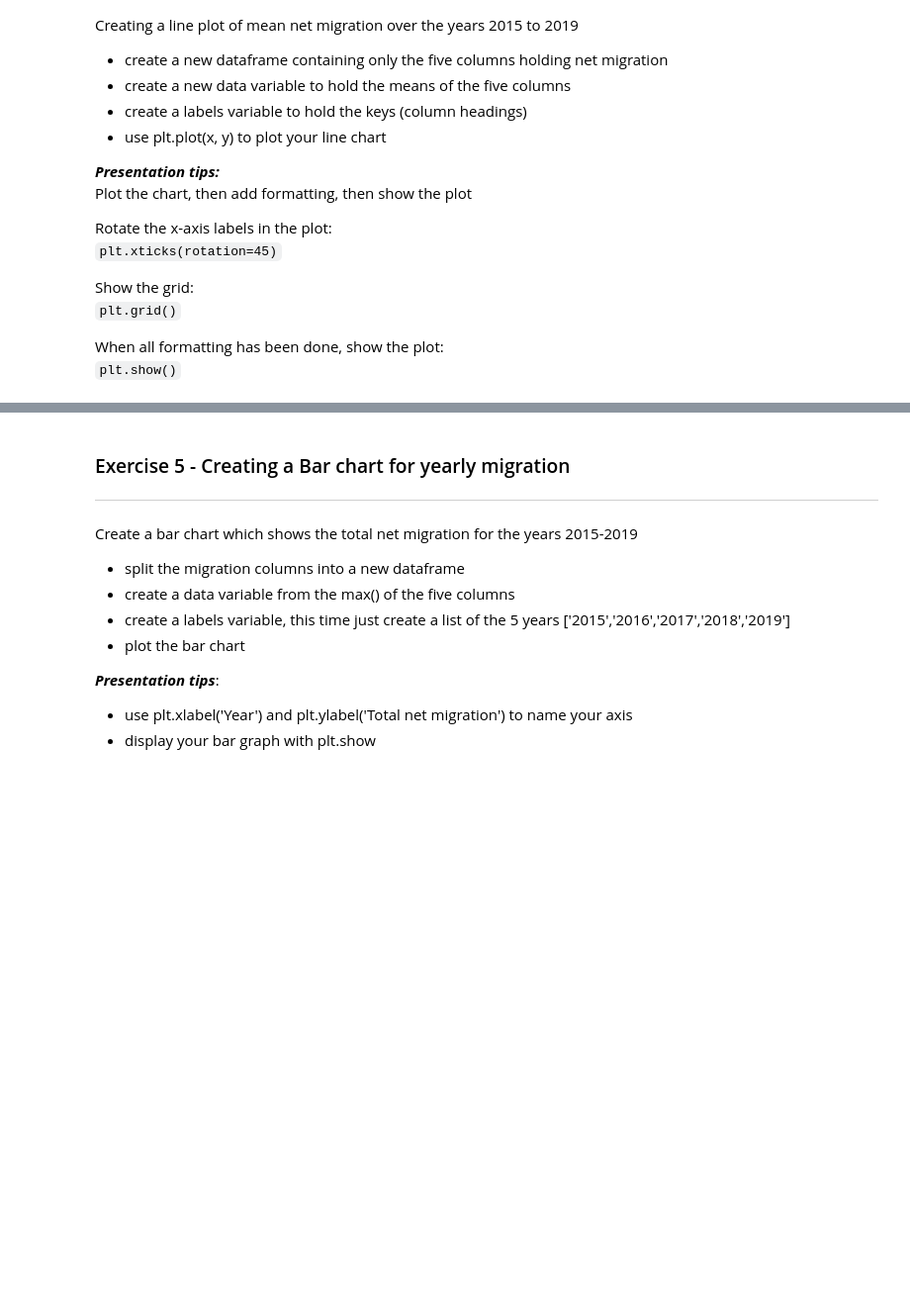
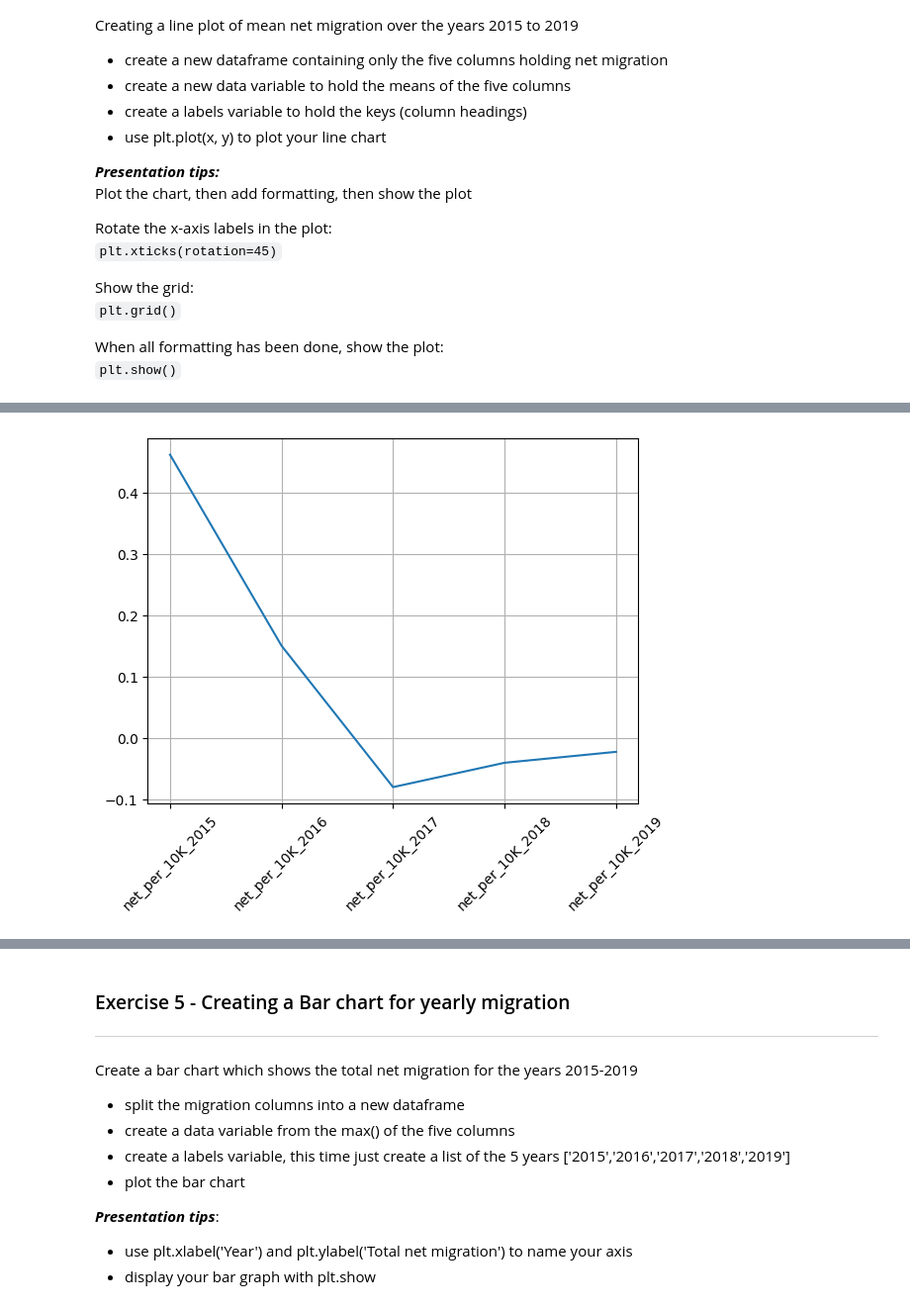
Before and after one commit to fraserrbarclay/Python-Data-Practicals, a Jupyter notebook: Week_7_Correlation_and_visualisation.ipynb, the cells around one changed output, grey strips where cells are left out. Shown at 99% size. Drawn from its saved outputs; the diff is of its cells as text; code cells hidden in the pictures; blank space fills up the shorter version.

```diff
--- a/Week_7_Correlation_and_visualisation.ipynb
+++ b/Week_7_Correlation_and_visualisation.ipynb
@@ -166,0 +257,6 @@ When all formatting has been done, show the plot:
+# %%
+plt.plot(labels,net_per_10k_df_means)
+plt.xticks(rotation =45)
+plt.grid()
+# %% [output]
+[figure, added]
```
Also changed, not shown: parts of 24 cells of this notebook.
